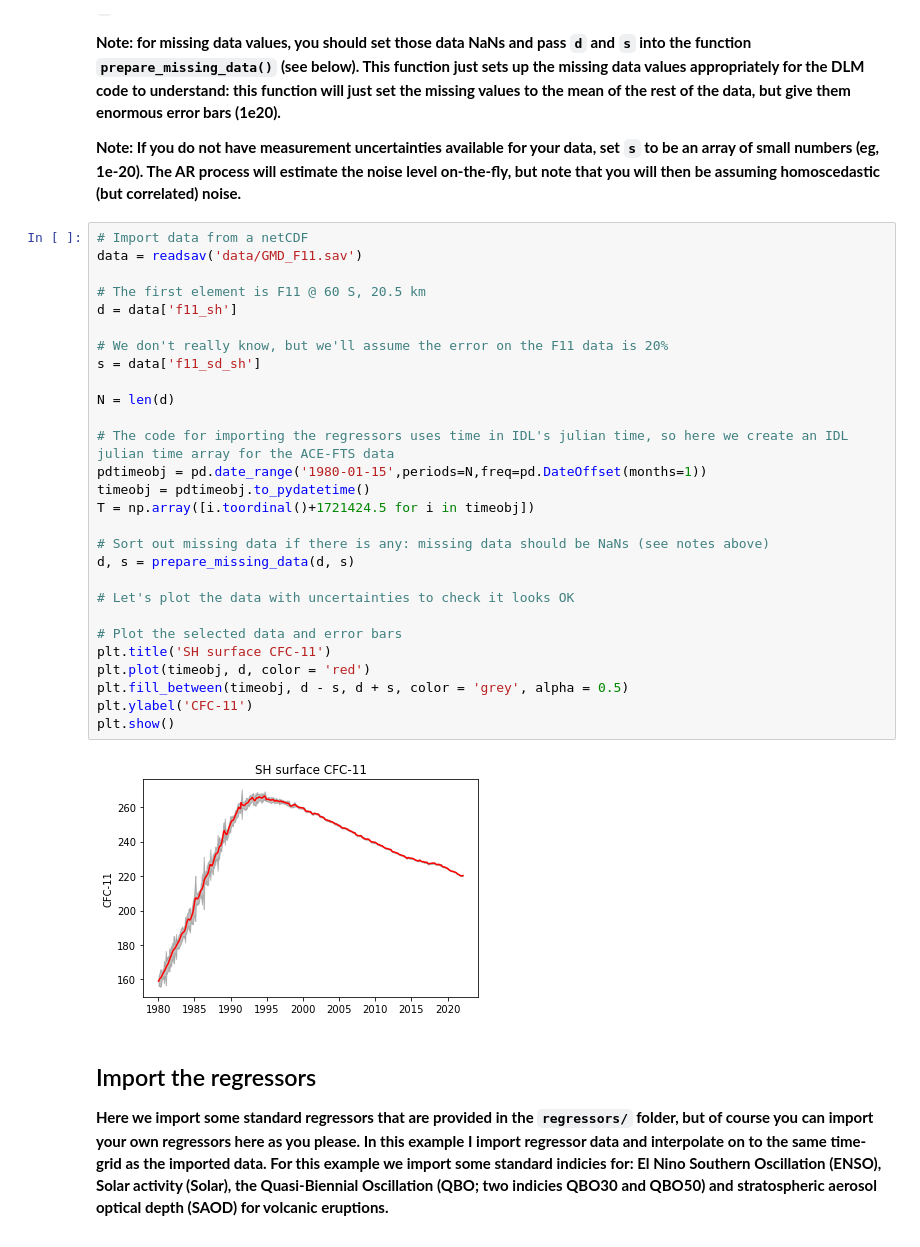
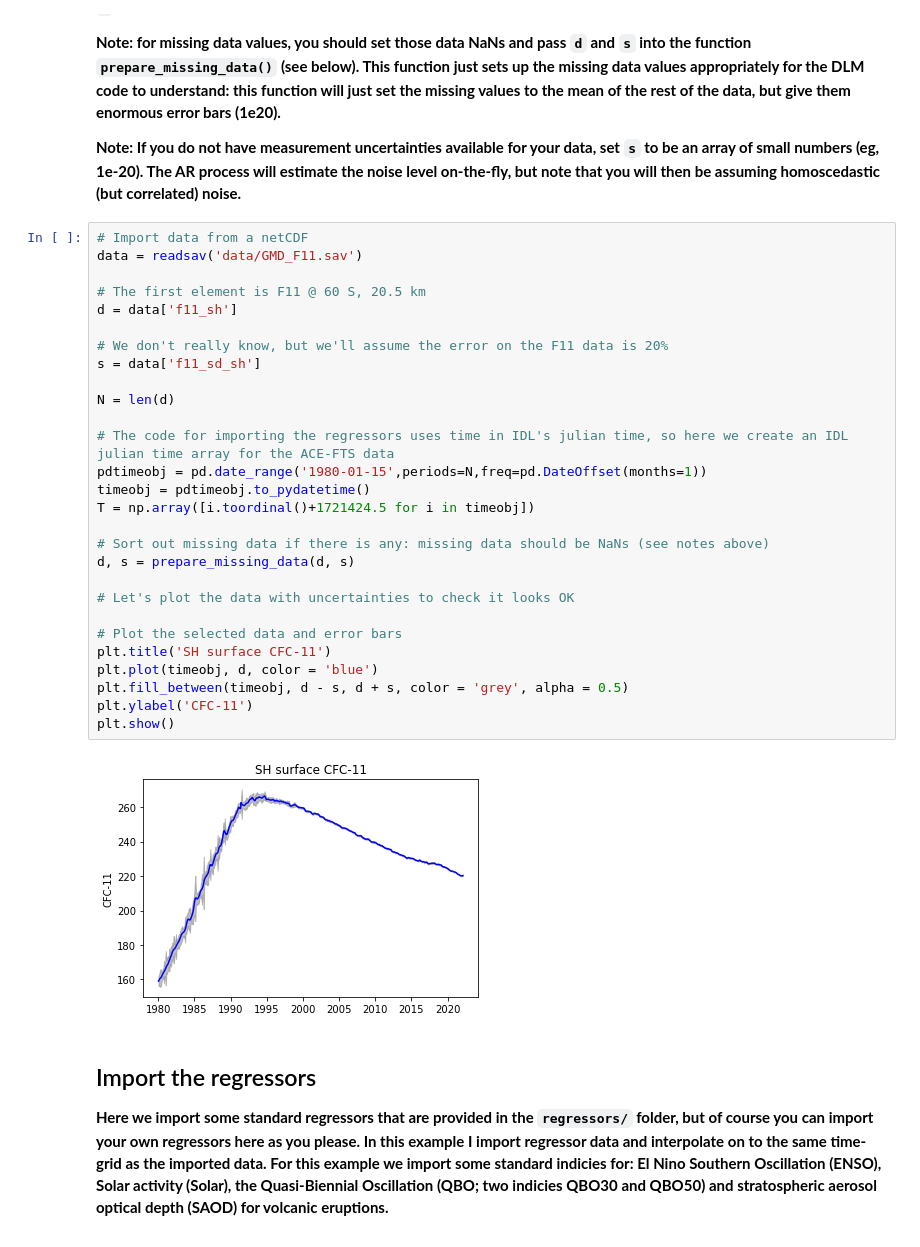
Before and after one commit to seand13/dlmf11, a Jupyter notebook: dlm_f11_surface_example.ipynb, the cells around one changed output. Drawn from its saved outputs; the diff is of its cells as text.

```diff
--- a/dlm_f11_surface_example.ipynb
+++ b/dlm_f11_surface_example.ipynb
@@ -42,33 +42,33 @@ dlm_model = pickle.load(open('models/dlm_vanilla_ar1-desktop.pkl', 'rb'))
 # %%
 # Import data from a netCDF
 data = readsav('data/GMD_F11.sav')
 
 # The first element is F11 @ 60 S, 20.5 km
 d = data['f11_sh']
 
 # We don't really know, but we'll assume the error on the F11 data is 20%
 s = data['f11_sd_sh']
 
 N = len(d)
 
 # The code for importing the regressors uses time in IDL's julian time, so here we create an IDL julian time array for the ACE-FTS data
 pdtimeobj = pd.date_range('1980-01-15',periods=N,freq=pd.DateOffset(months=1))
 timeobj = pdtimeobj.to_pydatetime()
 T = np.array([i.toordinal()+1721424.5 for i in timeobj])
 
 # Sort out missing data if there is any: missing data should be NaNs (see notes above)
 d, s = prepare_missing_data(d, s)
 
 # Let's plot the data with uncertainties to check it looks OK
 
 # Plot the selected data and error bars
 plt.title('SH surface CFC-11')
-plt.plot(timeobj, d, color = 'red')
+plt.plot(timeobj, d, color = 'blue')
 plt.fill_between(timeobj, d - s, d + s, color = 'grey', alpha = 0.5)
 plt.ylabel('CFC-11')
 plt.show()
 # %% [output]
-[figure, old version]
+[figure, new version]
 # %% [markdown]
 ## Import the regressors
 
```
Also changed, not shown: parts of 6 cells of this notebook, 5 other files.
